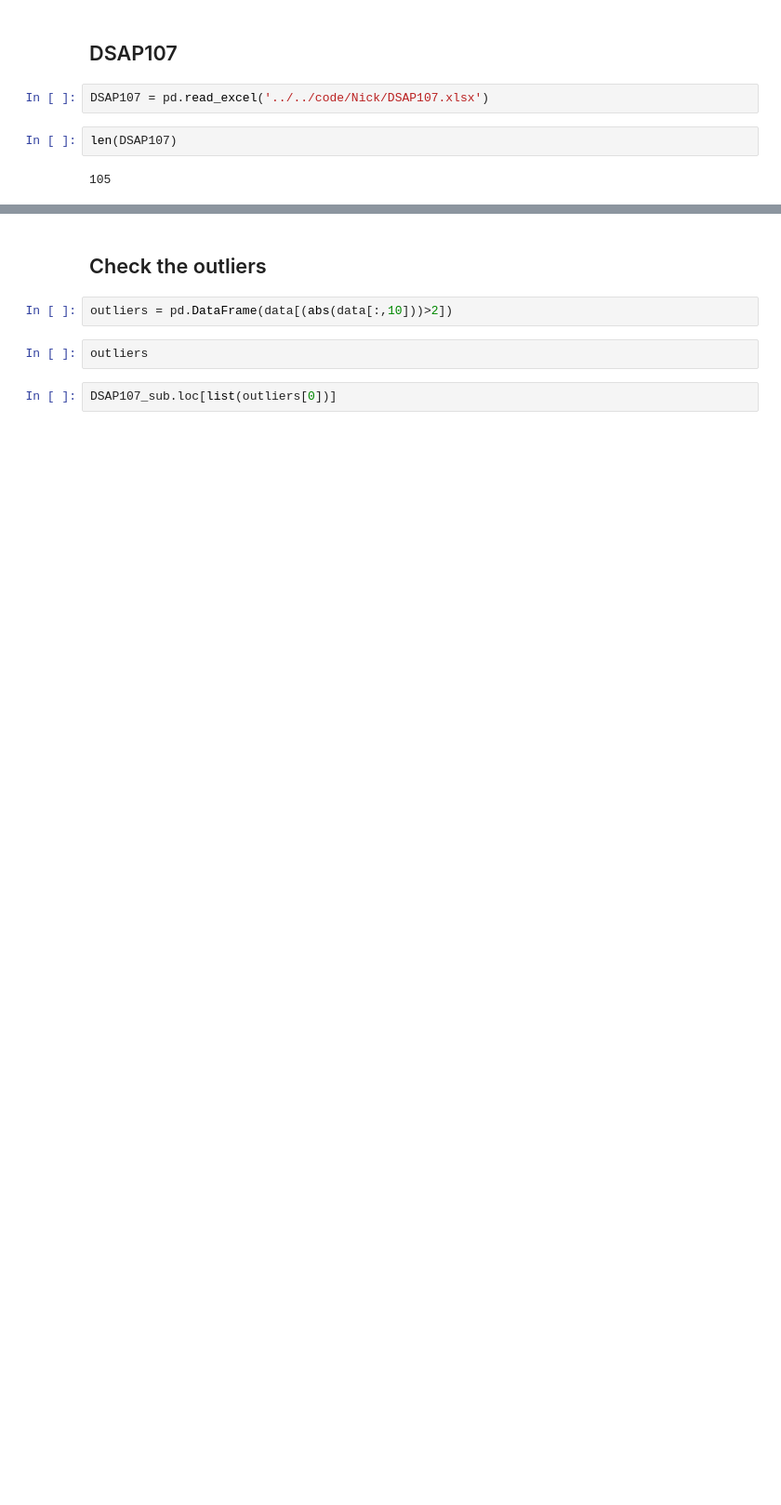
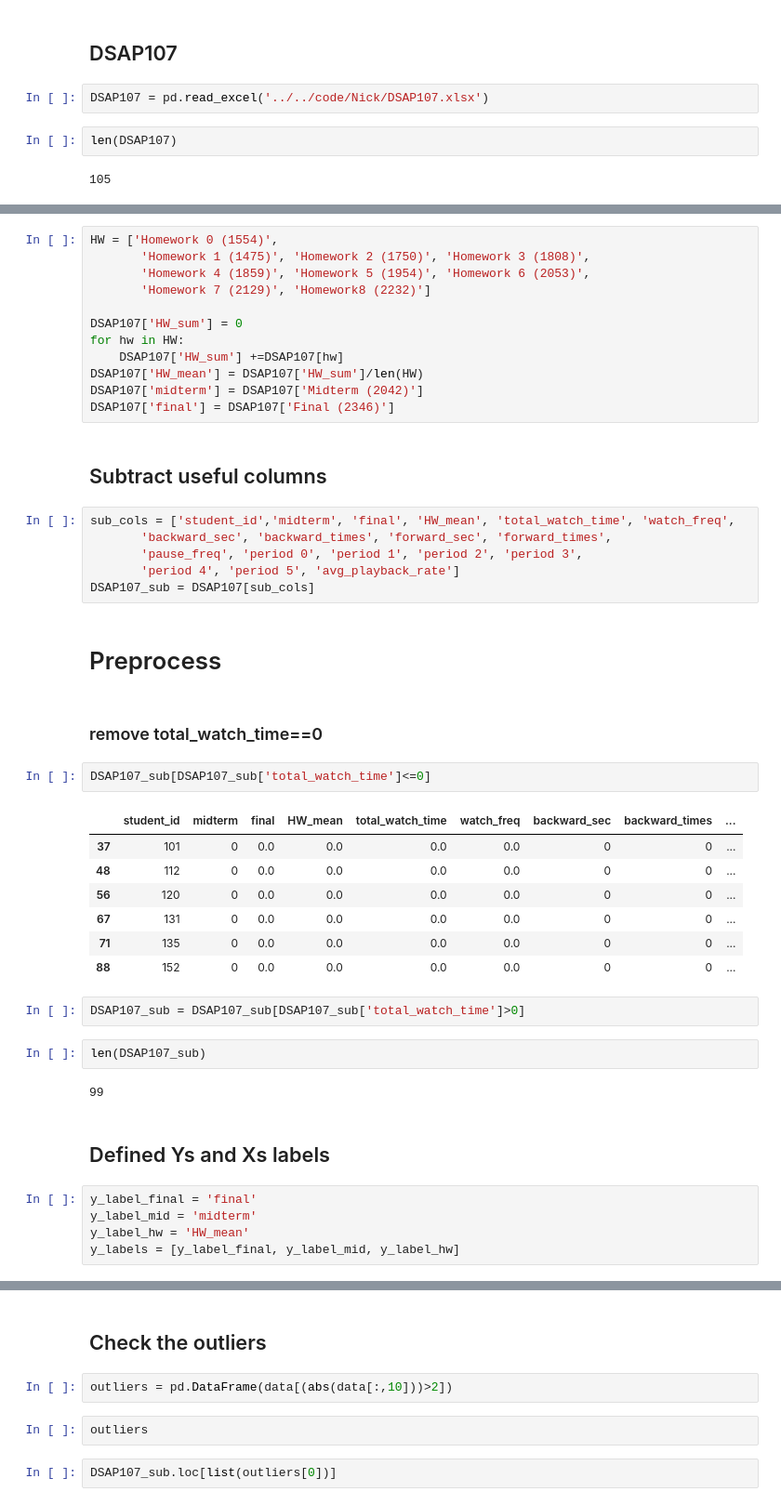
Before and after one commit to NerdIsMe/2019-Spring-Statistics-Project, a Jupyter notebook: data/Semester weekly regression/Regression analysis.ipynb, the cells around one changed output, grey strips where cells are left out. Shown at 93% size. Drawn from its saved outputs; the diff is of its cells as text; blank space fills up the shorter version.

```diff
--- a/data/Semester weekly regression/Regression analysis.ipynb
+++ b/data/Semester weekly regression/Regression analysis.ipynb
@@ -345,0 +216,47 @@ PatsyError: expected a noun, but instead the expression ended
+# %%
+HW = ['Homework 0 (1554)',
+       'Homework 1 (1475)', 'Homework 2 (1750)', 'Homework 3 (1808)',
+       'Homework 4 (1859)', 'Homework 5 (1954)', 'Homework 6 (2053)',
+       'Homework 7 (2129)', 'Homework8 (2232)']
+
+DSAP107['HW_sum'] = 0
+for hw in HW:
+    DSAP107['HW_sum'] +=DSAP107[hw]
+DSAP107['HW_mean'] = DSAP107['HW_sum']/len(HW)
+DSAP107['midterm'] = DSAP107['Midterm (2042)']
+DSAP107['final'] = DSAP107['Final (2346)']
+# %% [markdown]
+## Subtract useful columns
+# %%
+sub_cols = ['student_id','midterm', 'final', 'HW_mean', 'total_watch_time', 'watch_freq',
+       'backward_sec', 'backward_times', 'forward_sec', 'forward_times',
+       'pause_freq', 'period 0', 'period 1', 'period 2', 'period 3',
+       'period 4', 'period 5', 'avg_playback_rate']
+DSAP107_sub = DSAP107[sub_cols]
+# %% [markdown]
+# Preprocess
+# %% [markdown]
+### remove total_watch_time==0
+# %%
+DSAP107_sub[DSAP107_sub['total_watch_time']<=0]
+# %% [output]
+|  | student_id | midterm | final | HW_mean | total_watch_time | watch_freq | backward_sec | backward_times | ... |
+| 37 | 101 | 0 | 0.0 | 0.0 | 0.0 | 0.0 | 0 | 0 | ... |
+| 48 | 112 | 0 | 0.0 | 0.0 | 0.0 | 0.0 | 0 | 0 | ... |
+| 56 | 120 | 0 | 0.0 | 0.0 | 0.0 | 0.0 | 0 | 0 | ... |
+| 67 | 131 | 0 | 0.0 | 0.0 | 0.0 | 0.0 | 0 | 0 | ... |
+| 71 | 135 | 0 | 0.0 | 0.0 | 0.0 | 0.0 | 0 | 0 | ... |
+| 88 | 152 | 0 | 0.0 | 0.0 | 0.0 | 0.0 | 0 | 0 | ... |
+# %%
+DSAP107_sub = DSAP107_sub[DSAP107_sub['total_watch_time']>0]
+# %%
+len(DSAP107_sub)
+# %% [output]
+99
+# %% [markdown]
+## Defined Ys and Xs labels
+# %%
+y_label_final = 'final'
+y_label_mid = 'midterm'
+y_label_hw = 'HW_mean'
+y_labels = [y_label_final, y_label_mid, y_label_hw]
```
Also changed, not shown: parts of 76 cells of this notebook, 2 other files.
